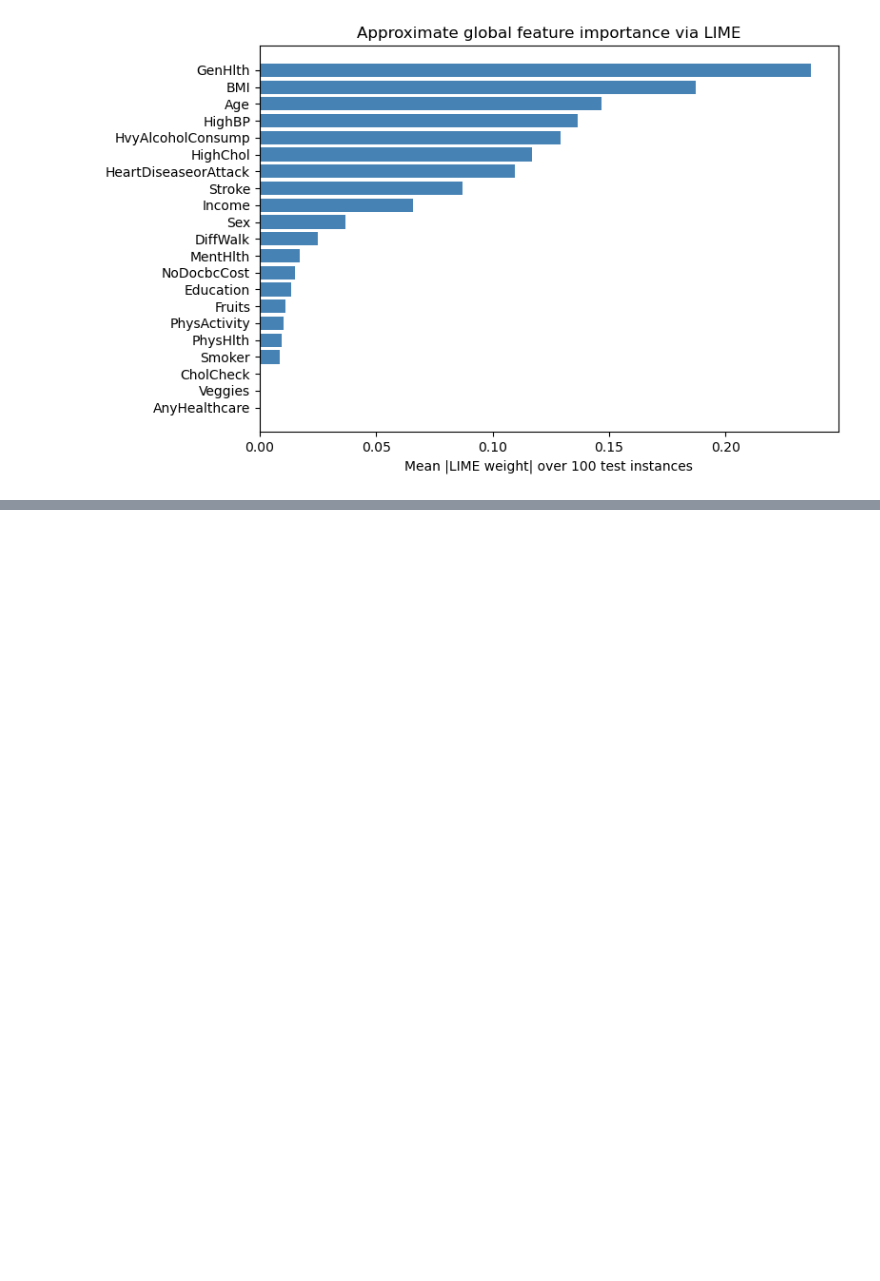
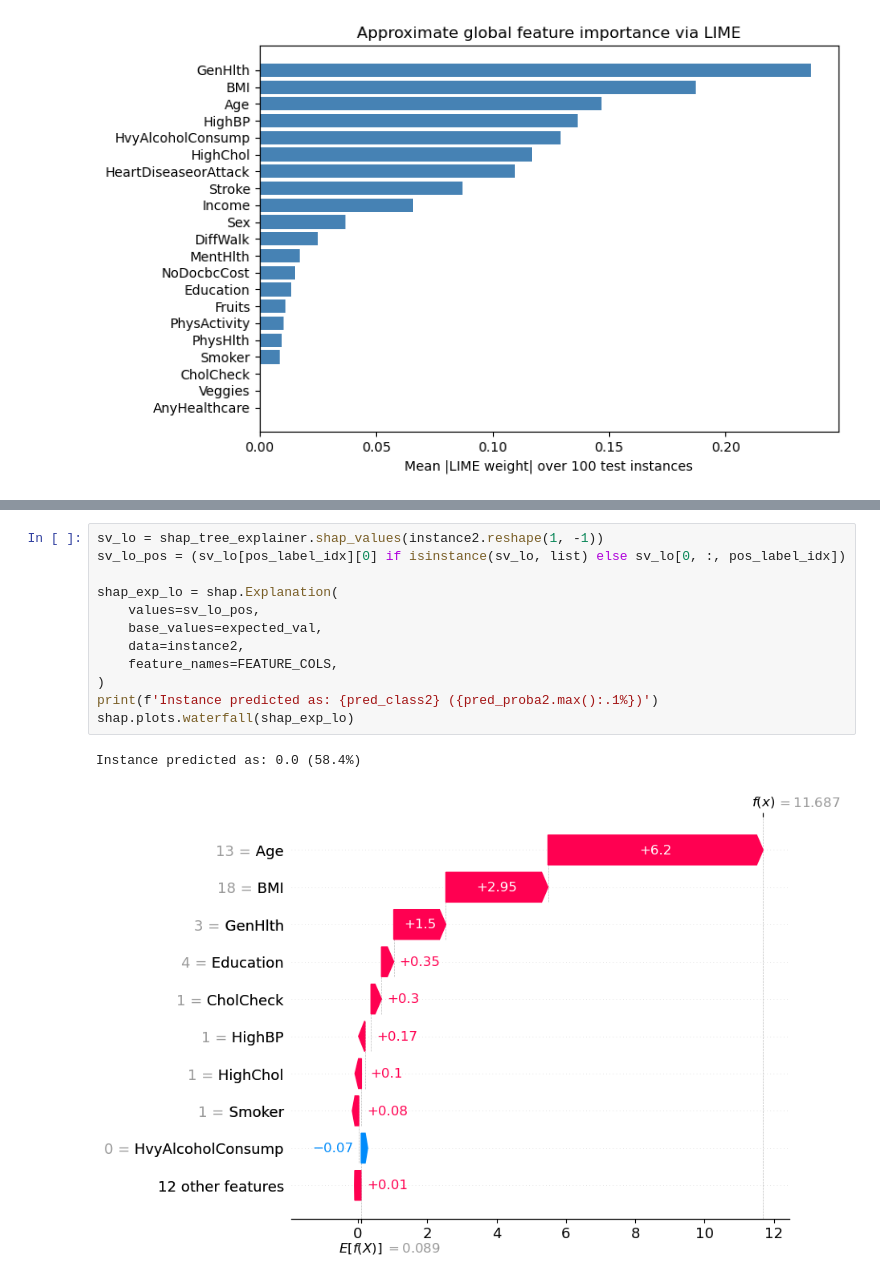
Before and after one commit to Stampe04/XAI_01, a Jupyter notebook: nn.ipynb, the cells around one changed output, grey strips where cells are left out. Saved outputs shown, nothing was run; the diff lists cells and outputs as text; blank space fills up the shorter version.

```diff
--- a/nn.ipynb
+++ b/nn.ipynb
@@ -465,0 +597,15 @@ plt.show()
+# %%
+sv_lo = shap_tree_explainer.shap_values(instance2.reshape(1, -1))
+sv_lo_pos = (sv_lo[pos_label_idx][0] if isinstance(sv_lo, list) else sv_lo[0, :, pos_label_idx])
+
+shap_exp_lo = shap.Explanation(
+    values=sv_lo_pos,
+    base_values=expected_val,
+    data=instance2,
+    feature_names=FEATURE_COLS,
+)
+print(f'Instance predicted as: {pred_class2} ({pred_proba2.max():.1%})')
+shap.plots.waterfall(shap_exp_lo)
+# %% [output]
+Instance predicted as: 0.0 (58.4%)
+[figure, added]
```
Also changed, not shown: parts of 8 cells of this notebook.
